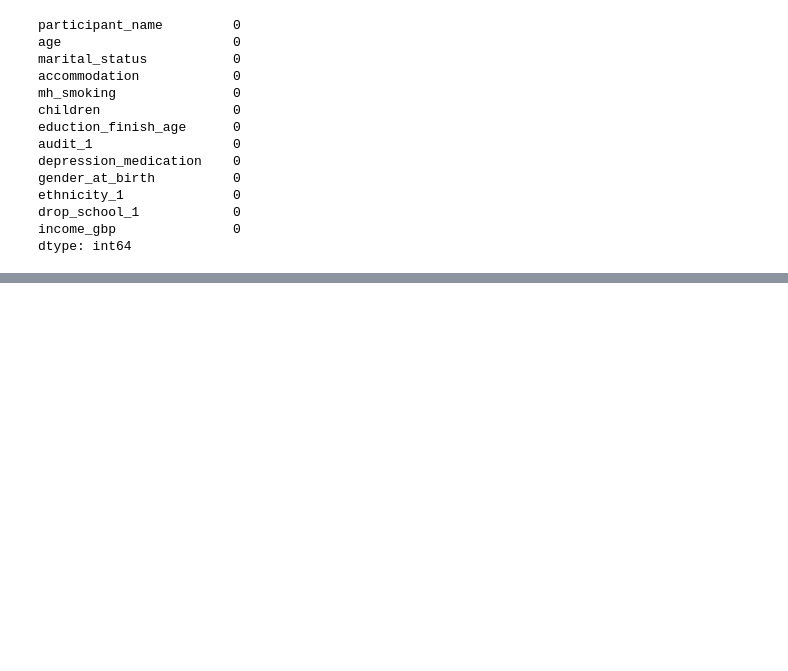
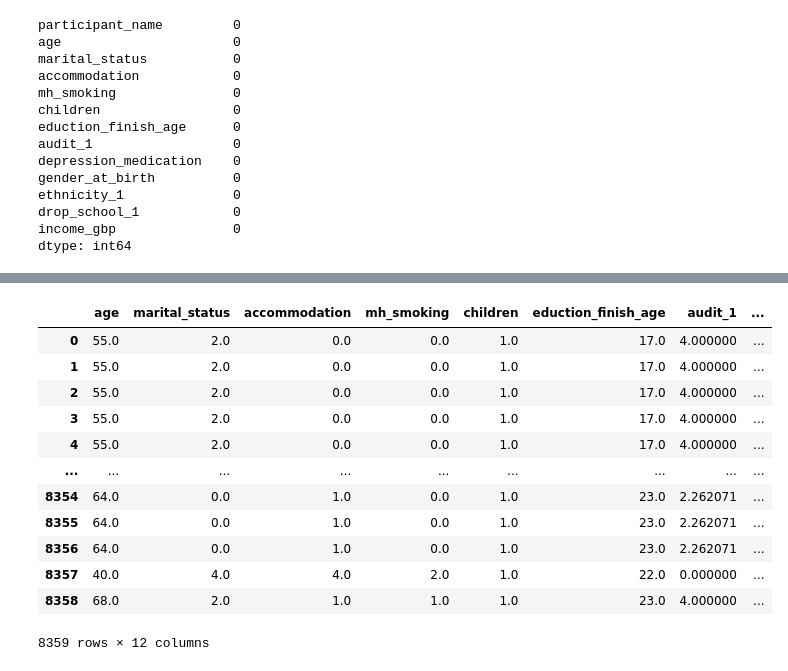
Before and after one commit to kaylenemorrison/wearable-device-depression-prediction, a Jupyter notebook: imputation_exploration.ipynb, the cells around one changed output, grey strips where cells are left out. Cells and saved outputs as stored; diff of their text form; code cells hidden in the pictures; blank space fills up the shorter version.

```diff
--- a/imputation_exploration.ipynb
+++ b/imputation_exploration.ipynb
@@ -268,0 +370,27 @@ dtype: int64
+# %%
+
+ct = ColumnTransformer(
+    transformers=[
+        ('remove_participant_name', 'drop', ['participant_name'])
+    ],
+    remainder='passthrough',
+    verbose_feature_names_out=False
+).set_output(transform="pandas")
+# %%
+X_dropped = ct.fit_transform(X_imputed)
+# %%
+X_dropped
+# %% [output]
+|  | age | marital_status | accommodation | mh_smoking | children | eduction_finish_age | audit_1 | ... |
+| 0 | 55.0 | 2.0 | 0.0 | 0.0 | 1.0 | 17.0 | 4.000000 | ... |
+| 1 | 55.0 | 2.0 | 0.0 | 0.0 | 1.0 | 17.0 | 4.000000 | ... |
+| 2 | 55.0 | 2.0 | 0.0 | 0.0 | 1.0 | 17.0 | 4.000000 | ... |
+| 3 | 55.0 | 2.0 | 0.0 | 0.0 | 1.0 | 17.0 | 4.000000 | ... |
+| 4 | 55.0 | 2.0 | 0.0 | 0.0 | 1.0 | 17.0 | 4.000000 | ... |
+| ... | ... | ... | ... | ... | ... | ... | ... | ... |
+| 8354 | 64.0 | 0.0 | 1.0 | 0.0 | 1.0 | 23.0 | 2.262071 | ... |
+| 8355 | 64.0 | 0.0 | 1.0 | 0.0 | 1.0 | 23.0 | 2.262071 | ... |
+| 8356 | 64.0 | 0.0 | 1.0 | 0.0 | 1.0 | 23.0 | 2.262071 | ... |
+| 8357 | 40.0 | 4.0 | 4.0 | 2.0 | 1.0 | 22.0 | 0.000000 | ... |
+| 8358 | 68.0 | 2.0 | 1.0 | 1.0 | 1.0 | 23.0 | 4.000000 | ... |
+8359 rows × 12 columns
```
Also changed, not shown: parts of 47 cells of this notebook, 4 other files.
